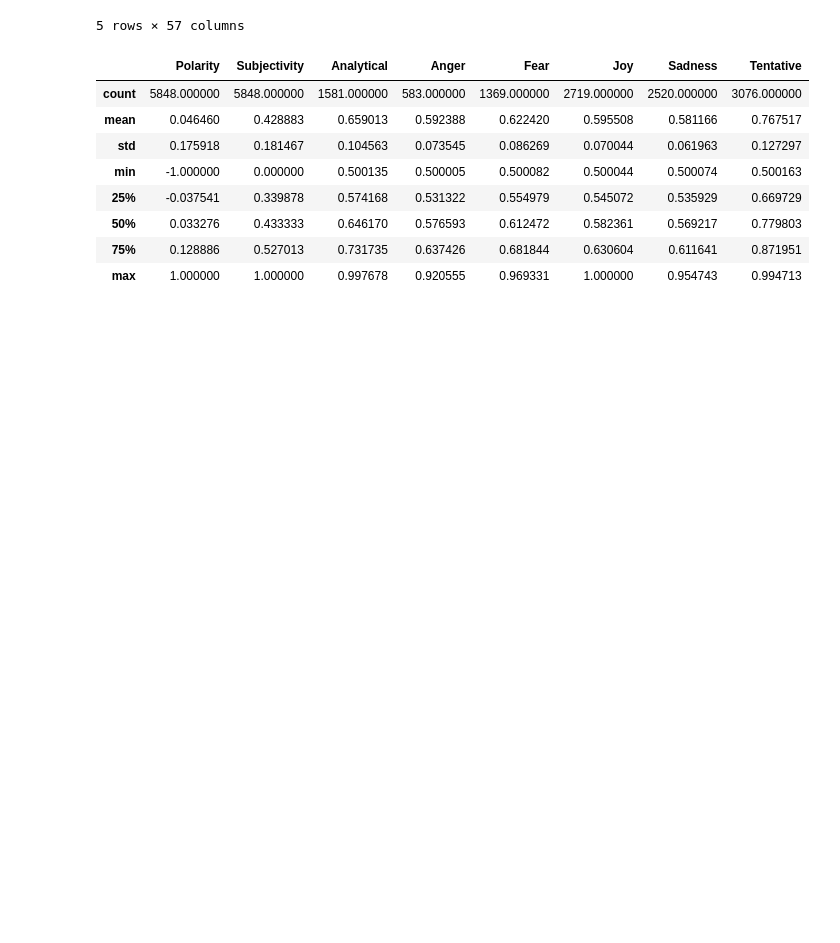
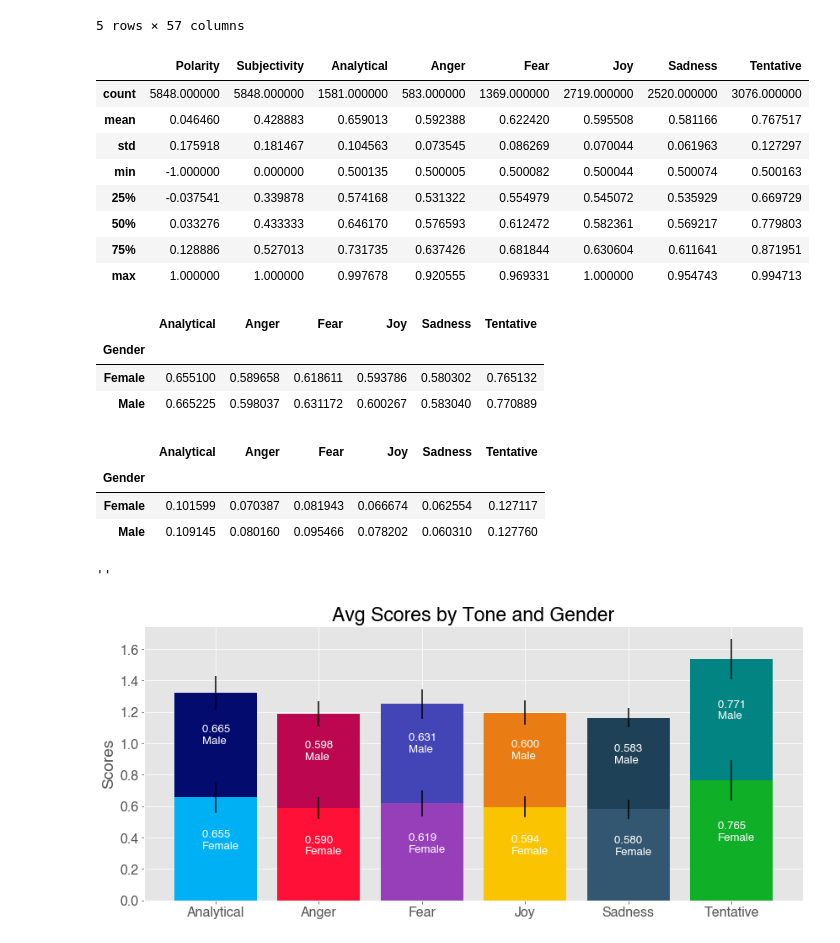
Before and after one commit to MekdiYilma/dreams, a Jupyter notebook: EDA/tone_analysis_on_SDDb.ipynb, the cells around one changed output. Saved outputs shown, nothing was run; the diff lists cells and outputs as text; code cells hidden in the pictures; blank space fills up the shorter version.

```diff
--- a/EDA/tone_analysis_on_SDDb.ipynb
+++ b/EDA/tone_analysis_on_SDDb.ipynb
@@ -222,3 +224,59 @@ dream_df.describe()
 | 50% | 0.033276 | 0.433333 | 0.646170 | 0.576593 | 0.612472 | 0.582361 | 0.569217 | 0.779803 |
 | 75% | 0.128886 | 0.527013 | 0.731735 | 0.637426 | 0.681844 | 0.630604 | 0.611641 | 0.871951 |
 | max | 1.000000 | 1.000000 | 0.997678 | 0.920555 | 0.969331 | 1.000000 | 0.954743 | 0.994713 |
+# %%
+dream_df['Date'] = pd.to_datetime(dream_df['Date'])
+# %%
+numeric_cols = ['Polarity', 'Subjectivity', 'Analytical', 'Anger', 'Fear', 'Joy', 'Sadness', 'Tentative']
+tone_cols = ['Analytical', 'Anger', 'Fear', 'Joy', 'Sadness', 'Tentative']
+# %%
+bright_colors = ['#333333', '#f2f2f2', '#00B0F5', '#FF1137', '#963FB8', '#FBC400', '#335770', '#0FAF28']
+deep_colors   = ['#000000', '#d9d9d9', '#030B6F', '#BC0750', '#4344B6', '#E97C13', '#1F4157', '#018482']
+# %%
+dream_gender_mean = dream_df.groupby('Gender').agg('mean')[tone_cols]
+dream_gender_std = dream_df.groupby('Gender').agg('std')[tone_cols]
+
+dream_gender_mean
+# %% [output]
+|  | Analytical | Anger | Fear | Joy | Sadness | Tentative |
+| Gender |  |  |  |  |  |  |
+| Female | 0.655100 | 0.589658 | 0.618611 | 0.593786 | 0.580302 | 0.765132 |
+| Male | 0.665225 | 0.598037 | 0.631172 | 0.600267 | 0.583040 | 0.770889 |
+# %%
+dream_gender_std
+# %% [output]
+|  | Analytical | Anger | Fear | Joy | Sadness | Tentative |
+| Gender |  |  |  |  |  |  |
+| Female | 0.101599 | 0.070387 | 0.081943 | 0.066674 | 0.062554 | 0.127117 |
+| Male | 0.109145 | 0.080160 | 0.095466 | 0.078202 | 0.060310 | 0.127760 |
+# %%
+female_means = dream_gender_mean.loc['Female']
+female_std = dream_gender_std.loc['Female']
+
+male_means = dream_gender_mean.loc['Male']
+male_std = dream_gender_std.loc['Male']
+
+# width = 0.1
+
+fig, ax = plt.subplots(figsize=(14,6))
+
+ax1 = ax.bar(tone_cols, female_means, yerr=female_std, label='Bottom - Female', color=bright_colors[2:])
+ax2 = ax.bar(tone_cols, male_means, yerr=male_std, label='Top - Male', bottom=female_means, color=deep_colors[2:])
+
+ax.set_ylabel('Scores')
+ax.set_title('Avg Scores by Tone and Gender')
+# ax.legend(fontsize='xx-small', loc=2)
+
+
+for r_female, r_male in zip(ax1, ax2):
+    height_female = r_female.get_height()
+    height_male = r_male.get_height()
+    plt.text(r_female.get_x() + r_female.get_width() / 3, height_female/2, f'{height_female:.3f} \nFemale',
+             color='white', size='small')
+    plt.text(r_male.get_x() + r_male.get_width() / 3, height_male*1.5, f'{height_male:.3f} \nMale',
+             color='white',  size='small')
+
+;
+# %% [output]
+''
+[figure, added]
```
Also changed, not shown: parts of 9 cells of this notebook, 9 other files.
